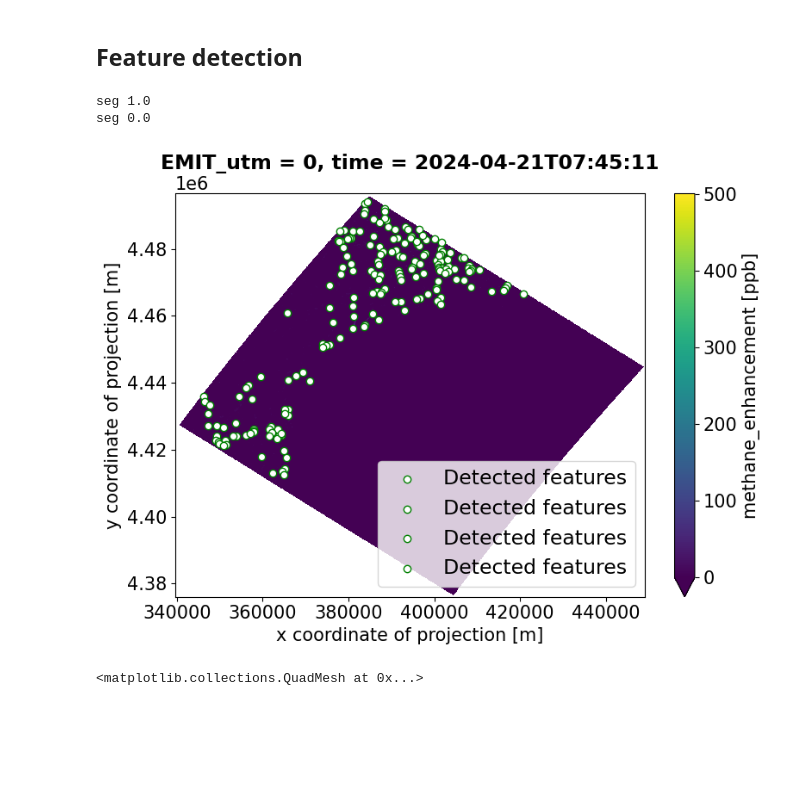
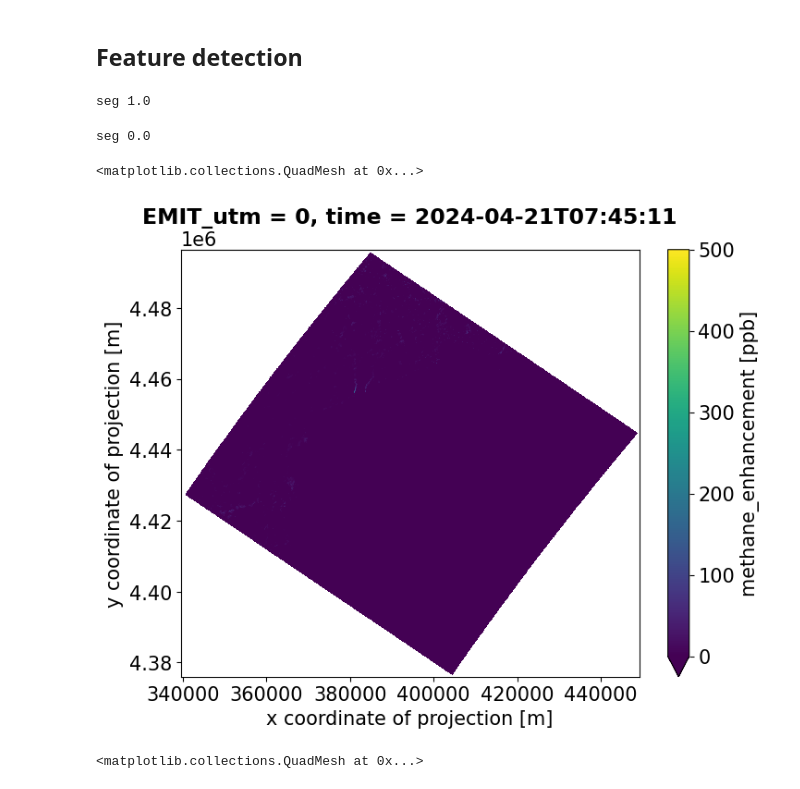
Before and after one commit to zxdawn/HyperGas-GMD, a Jupyter notebook: notebooks/plumemask.ipynb, the cells around one changed output. Cells and saved outputs as stored; diff of their text form; code cells hidden in the pictures; blank space fills up the shorter version.

Commit message:
bugfix dataarray squeeze

```diff
--- a/notebooks/plumemask.ipynb
+++ b/notebooks/plumemask.ipynb
@@ -145,28 +145,30 @@ def get_feature_mask(ds, varname='ch4_comb_denoise',
 # %%
 varname = 'ch4_comb_denoise'
 
 thresholds, features, masks = get_feature_mask(ds_l2, varname=varname)
+masks = masks.squeeze()
 
 fig, axs = plt.subplots(figsize=(8, 6))
 ds_l2[varname].plot(ax=axs, vmin=0, vmax=500)
 
-# Plot all features detected
-# for i, threshold in enumerate(thresholds):
-for i, threshold in enumerate(features['threshold_value'].astype('float').unique()):
-    thresholded_points = features[features['threshold_value'] == threshold]
-    axs.scatter(x=thresholded_points['projection_x_coordinate'].values,
-                y=thresholded_points['projection_y_coordinate'].values,
-                color='w',
-                edgecolor='green',
-                label='Detected features',
-               )
+# # Plot all features detected
+# # for i, threshold in enumerate(thresholds):
+# for i, threshold in enumerate(features['threshold_value'].astype('float').unique()):
+#     thresholded_points = features[features['threshold_value'] == threshold]
+#     axs.scatter(x=thresholded_points['projection_x_coordinate'].values,
+#                 y=thresholded_points['projection_y_coordinate'].values,
+#                 color='w',
+#                 edgecolor='green',
+#                 label='Detected features',
+#                )
 
-plt.legend()
-fig.tight_layout()
+# plt.legend()
+# fig.tight_layout()
 # %% [output]
 seg 1.0
-seg 0.0
+seg 0.0
+<matplotlib.collections.QuadMesh at 0x...>
-[figure, old version]
+[figure, new version]
 # %%
 masks.where(masks>0).plot()
 # %% [output]
```
Also changed, not shown: parts of 2 cells of this notebook.
